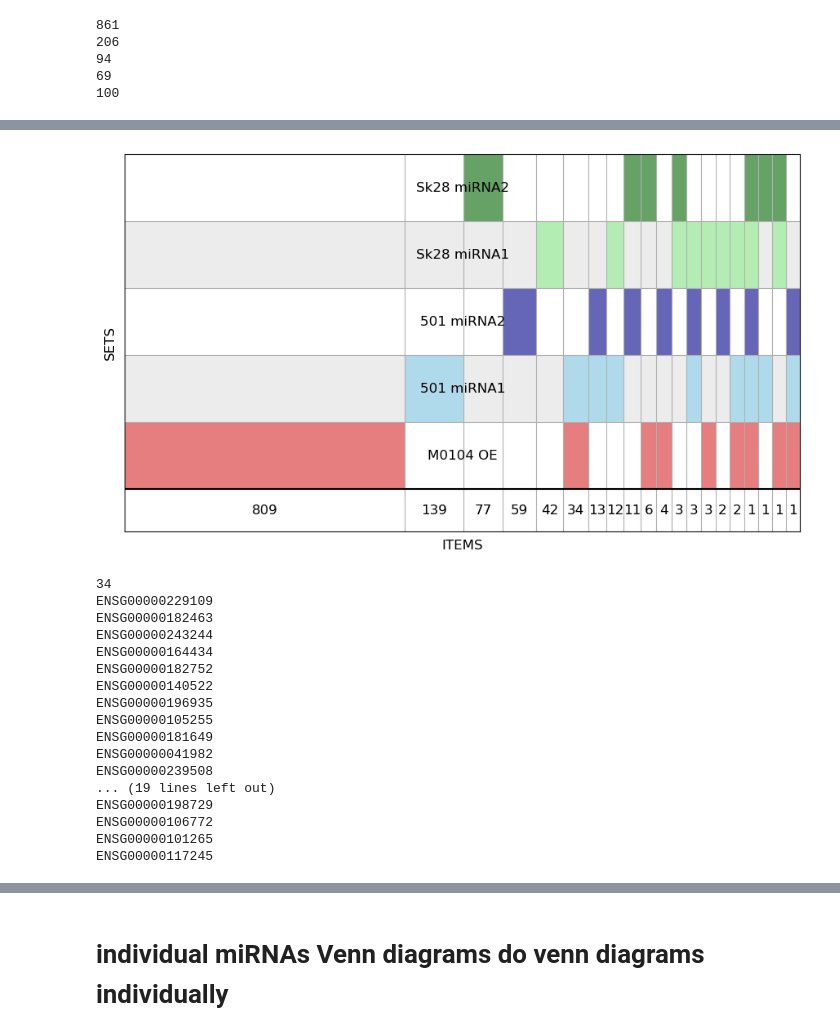
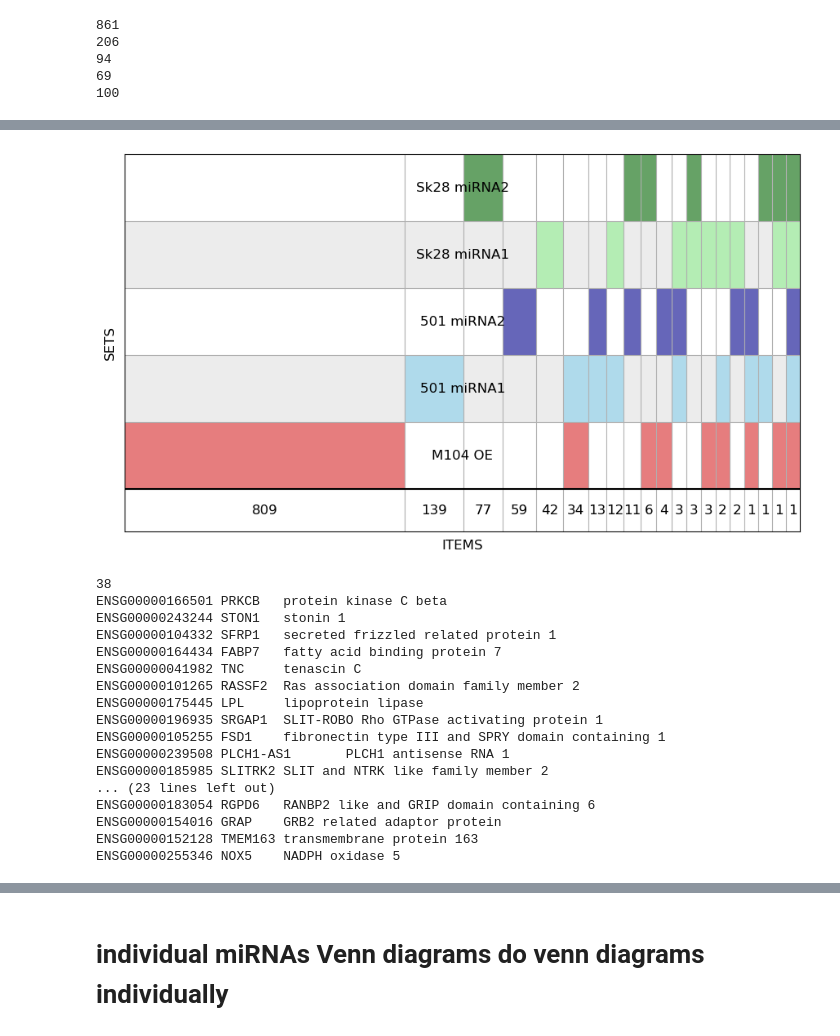
Before and after one commit to adelomana/keflavik, a Jupyter notebook: 004.visualization/venn.ipynb, the cells around one changed output, grey strips where cells are left out. Cells and saved outputs as stored; diff of their text form; code cells hidden in the pictures.

Commit message:
minor format update

```diff
--- a/004.visualization/venn.ipynb
+++ b/004.visualization/venn.ipynb
@@ -42,35 +72,41 @@ print(len(c2))
 # %%
 sets = [a, b1, b2, c1, c2]
-labels = ['M0104 OE', '501 miRNA1', '501 miRNA2', 'Sk28 miRNA1', 'Sk28 miRNA2']
+labels = ['M104 OE', '501 miRNA1', '501 miRNA2', 'Sk28 miRNA1', 'Sk28 miRNA2']
 mso = supervenn.supervenn(sets, labels,
                           side_plots=False, chunks_ordering='size', widths_minmax_ratio=0.05,
                           reverse_sets_order=False, fontsize=12, color_cycle=['tab:red', 'skyblue', 'darkblue', 'lightgreen', 'darkgreen'])
 
 matplotlib.pyplot.show()
-#matplotlib.pyplot.savefig('supervenn.svg')
 # %% [output]
-[figure, old version]
+[figure, new version]
 # %%
-# take out those 34, which I would follow up with
-consider = list(mso.chunks[frozenset([0, 1])])
-print(len(consider))
-for element in consider:
-    print(element)
+# explore what happened in 501 miRNA1 and M104 OE
+a = mso.chunks[frozenset([0, 1])]
+b = mso.chunks[frozenset([0, 1, 3])]
+c = mso.chunks[frozenset([0, 1, 2])]
+d = mso.chunks[frozenset([0, 1, 2, 3, 4])]
+e = a.union(b, c, d)
+print(len(e))
+
+for ensembl in e:
+    symbol = list(set(annotation[annotation['ensembl_gene_id'] == ensembl]['external_gene_name'].values))[0]
+    description = list(set(annotation[annotation['ensembl_gene_id'] == ensembl]['description'].values))[0].split(' [')[0]
+    print('{}\t{}\t{}'.format(ensembl, symbol, description))
 # %% [output]
-34
-ENSG00000229109
-ENSG00000182463
-ENSG00000243244
-ENSG00000164434
-ENSG00000182752
-ENSG00000140522
-ENSG00000196935
-ENSG00000105255
-ENSG00000181649
-ENSG00000041982
-ENSG00000239508
-... (19 lines left out)
-ENSG00000198729
-ENSG00000106772
-ENSG00000101265
-ENSG00000117245
+38
+ENSG00000166501 PRKCB   protein kinase C beta
+ENSG00000243244 STON1   stonin 1
+ENSG00000104332 SFRP1   secreted frizzled related protein 1
+ENSG00000164434 FABP7   fatty acid binding protein 7
+ENSG00000041982 TNC     tenascin C
+ENSG00000101265 RASSF2  Ras association domain family member 2
+ENSG00000175445 LPL     lipoprotein lipase
+ENSG00000196935 SRGAP1  SLIT-ROBO Rho GTPase activating protein 1
+ENSG00000105255 FSD1    fibronectin type III and SPRY domain containing 1
+ENSG00000239508 PLCH1-AS1       PLCH1 antisense RNA 1
+ENSG00000185985 SLITRK2 SLIT and NTRK like family member 2
+... (23 lines left out)
+ENSG00000183054 RGPD6   RANBP2 like and GRIP domain containing 6
+ENSG00000154016 GRAP    GRB2 related adaptor protein
+ENSG00000152128 TMEM163 transmembrane protein 163
+ENSG00000255346 NOX5    NADPH oxidase 5
```
Also changed, not shown: parts of 8 cells of this notebook, 1 other file.
